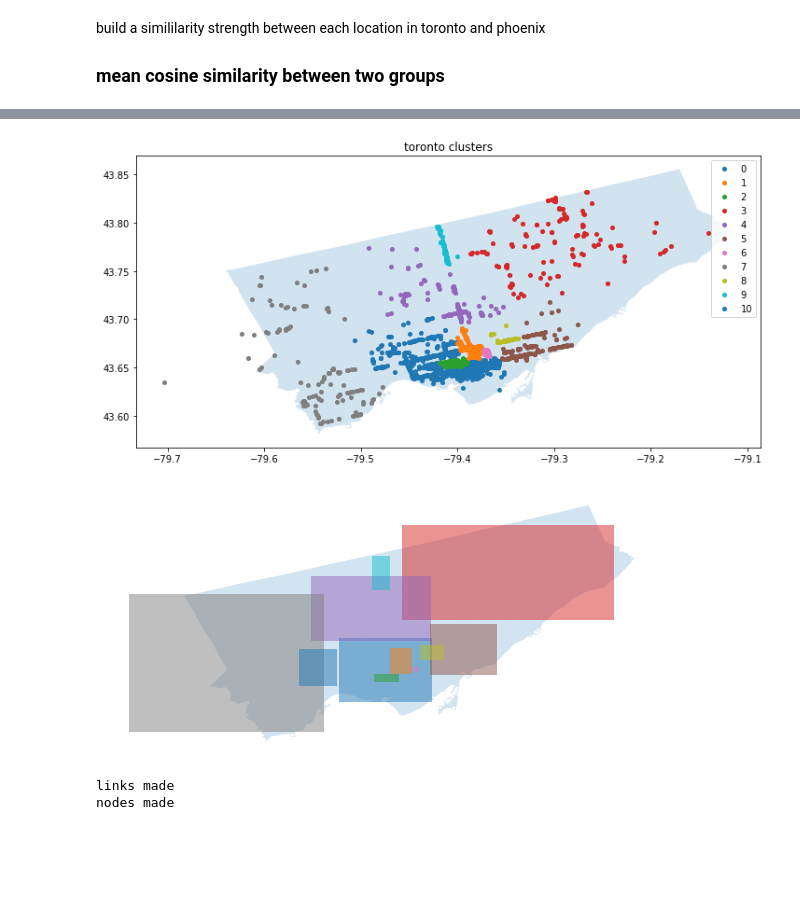
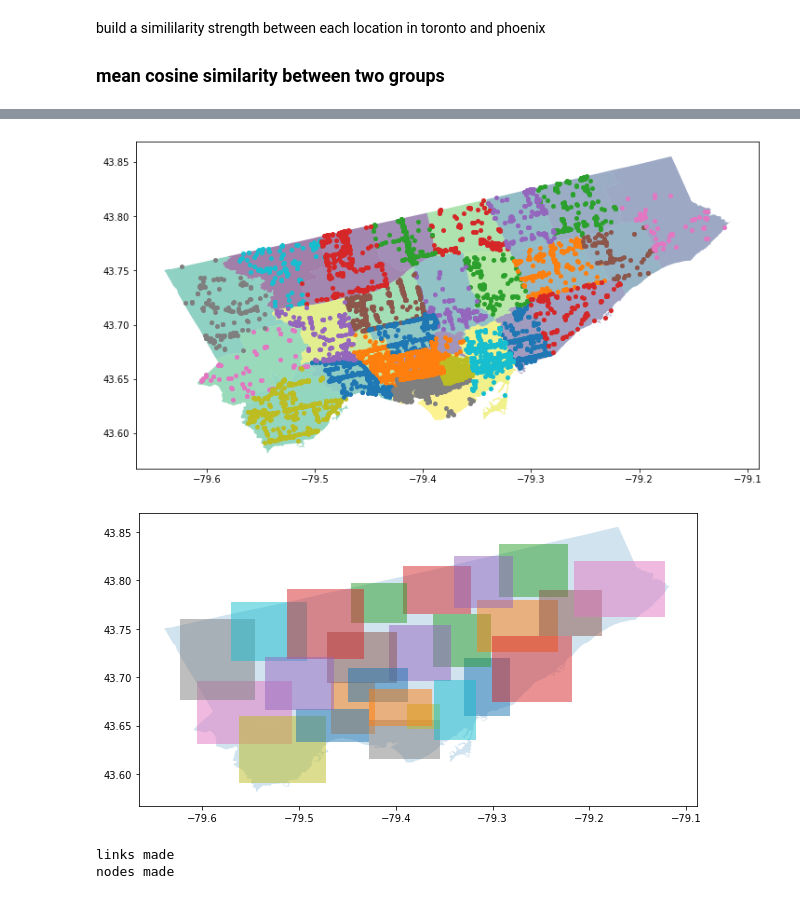
Before and after one commit to lots-of-things/city2city, a Jupyter notebook: dataprep.ipynb, the cells around one changed output, grey strips where cells are left out. Drawn from its saved outputs; the diff is of its cells as text; code cells hidden in the pictures; blank space fills up the shorter version.

```diff
--- a/dataprep.ipynb
+++ b/dataprep.ipynb
@@ -94,13 +107,10 @@ craycray_clust(phx,tsne_perplexity=50,dbscan_eps=3)
 # %%
 fig, ax = plt.subplots(figsize=(10,8))
-
-#http://mapping-phoenix.opendata.arcgis.com/
-phx_map = gpd.read_file('phoenix_map/Villages.shp').to_crs('EPSG:4326')
 
 phx_map.plot(ax=ax,alpha=0.2)
 
 ax.margins(0.05) # Optional, just adds 5% padding to the autoscaling
-for name, group in phx.groupby('cluster'):
+for name, group in phx_points.groupby('name'):
     ax.plot(group['lon'], group['lat'], marker='o', linestyle='', ms=4, label=name)
 plt.title('phoenix clusters')
 plt.legend()
@@ -113,15 +123,12 @@ fig, ax = plt.subplots(figsize=(10,8))
 phx_map.plot(ax=ax,alpha=0.2)
 
 ax.margins(0.05) # Optional, just adds 5% padding to the autoscaling
-for name, group in phx.groupby('cluster'):
-    points_x = [group['lon'].min(), group['lon'].min(), group['lon'].max(), group['lon'].max()]
-    points_y = [group['lat'].min(), group['lat'].max(), group['lat'].max(), group['lat'].min()]
-    ax.fill(points_x, points_y,label=name,alpha=0.5)
-fig.patch.set_visible(False)
-ax.axis('off')
-# ax.set_ylim(ax.get_ylim()[1], ax.get_ylim()[0])
-# ax.set_xlim(ax.get_xlim()[1], ax.get_xlim()[0])
+for name, group in phx_points.groupby('name'):
+    if (group['lon'].max()-group['lon'].min() < 0.2) & (group['lat'].max()-group['lat'].min() < 0.2):
+        points_x = [group['lon'].min(), group['lon'].min(), group['lon'].max(), group['lon'].max()]
+        points_y = [group['lat'].min(), group['lat'].max(), group['lat'].max(), group['lat'].min()]
+        ax.fill(points_x, points_y,label=name,alpha=0.5)
+plt.legend()
 
-plt.savefig("phx.svg", format="svg")
 plt.show()
 # %% [output]
@@ -129,3 +136,18 @@ plt.show()
 # %%
 tor = df_biz.loc[df_biz['city']=='Toronto'].copy()
 craycray_clust(tor,tsne_perplexity=50,dbscan_eps=5)
+# %%
+# https://open.toronto.ca/dataset/neighbourhoods/
+tor_map = gpd.read_file('toronto_wards.geojson')
+# url = "https://gist.githubusercontent.com/jasonicarter/639c7f839c9c6e8c02a8eea9ac4bd1b0/raw/d6de8b89bfe38b0a2b0105f60038688259106a35/toronto_topo.json"
+# tor_map = gpd.read_file(url)
+tor_map['colors']=range(tor_map.shape[0])
+tor_map['coords'] = tor_map['geometry'].apply(lambda x: x.representative_point().coords[:])
+tor_map['coords'] = [coords[0] for coords in tor_map['coords']]
+tor_map['name']=tor_map['AREA_NAME']
+# tor_map['name']=tor_map['name'].apply(lambda x: x.replace(' ','\n').replace('-','\n').replace('/','/\n').split('(')[0])
+# %%
+# https://gis.stackexchange.com/questions/282681/filter-a-geopandas-dataframe-for-points-within-a-specific-country
+# https://geopandas.readthedocs.io/en/latest/gallery/create_geopandas_from_pandas.html
+tor_points = gpd.GeoDataFrame(tor,geometry = gpd.points_from_xy(tor['lon'],tor['lat']))
+tor_points = sjoin(tor_points, tor_map, how='left')
@@ -132,33 +177,26 @@ craycray_clust(tor,tsne_perplexity=50,dbscan_eps=5)
 # %%
 fig, ax = plt.subplots(figsize=(12,10))
 
-# https://open.toronto.ca/dataset/neighbourhoods/
-tor_map = gpd.read_file('toronto_map/Neighbourhoods.shp')
-
-tor_map.plot(ax=ax,alpha=0.2)
+tor_map.plot(ax=ax,alpha=0.5,cmap='viridis')
 
 ax.margins(0.05) # Optional, just adds 5% padding to the autoscaling
-for name, group in tor.groupby('cluster'):
+for name, group in tor_points.groupby('name'):
     ax.plot(group['lon'], group['lat'], marker='o', linestyle='', ms=4, label=name)
-plt.title('toronto clusters')
-plt.legend()
+
 plt.show()
 # %% [output]
-[figure, old version]
+[figure, new version]
 # %%
 fig, ax = plt.subplots(figsize=(10,8))
 
 tor_map.plot(ax=ax,alpha=0.2)
 
 ax.margins(0.05) # Optional, just adds 5% padding to the autoscaling
-for name, group in tor.groupby('cluster'):
+for name, group in tor_points.groupby('name'):
     points_x = [group['lon'].min(), group['lon'].min(), group['lon'].max(), group['lon'].max()]
     points_y = [group['lat'].min(), group['lat'].max(), group['lat'].max(), group['lat'].min()]
     ax.fill(points_x, points_y,label=name,alpha=0.5)
-fig.patch.set_visible(False)
-ax.axis('off')
 
-plt.savefig("tor.svg", format="svg")
 plt.show()
 # %% [output]
-[figure, old version]
+[figure, new version]
```
Also changed, not shown: parts of 44 cells of this notebook, 12 other files.
